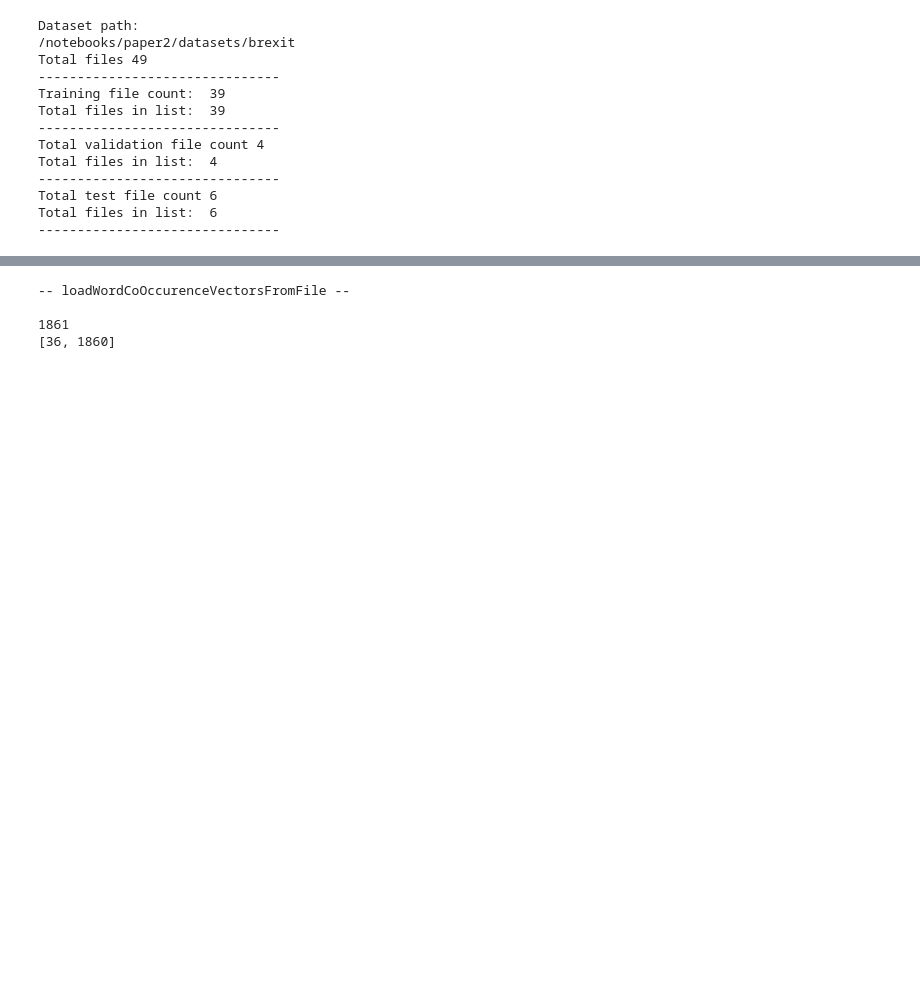
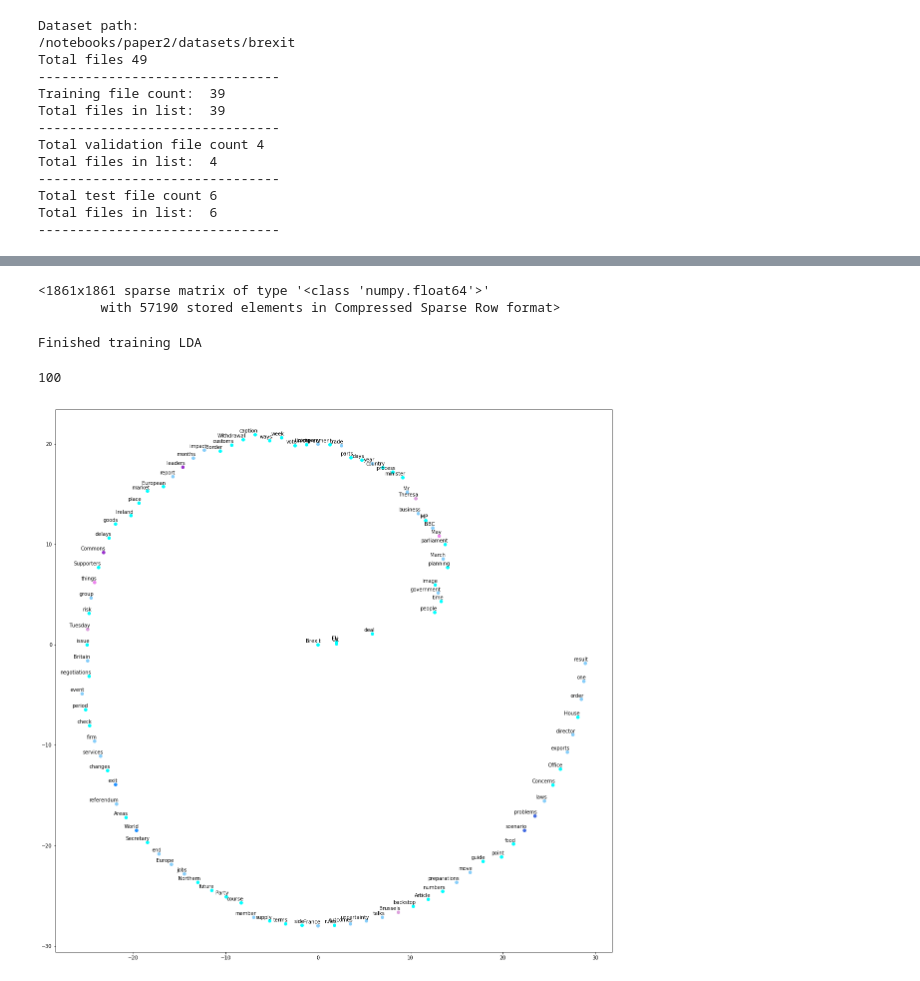
Before and after one commit to kahf-sami/Prototype-Analyzer, a Jupyter notebook: notebooks/paper2/GC.ipynb, the cells around one changed output, grey strips where cells are left out. Saved outputs shown, nothing was run; the diff lists cells and outputs as text; code cells hidden in the pictures; blank space fills up the shorter version.

```diff
--- a/notebooks/paper2/GC.ipynb
+++ b/notebooks/paper2/GC.ipynb
@@ -53,9 +71,23 @@ from packages.gc.lda import LDA
 
 ldaProcessor = LDA(dataProcessor)
 ldaProcessor.buildWordCoOccurenceVectors()
-ldaProcessor.train()
 # %% [output]
--- loadWordCoOccurenceVectorsFromFile --
-
-1861
-[36, 1860]
+<1861x1861 sparse matrix of type '<class 'numpy.float64'>'
+        with 57190 stored elements in Compressed Sparse Row format>
+# %%
+ldaProcessor.train()
+# %% [output]
+Finished training LDA
+# %%
+from packages.gc.peripheral import Peripheral
+peripheralProcessor = Peripheral(dataProcessor)
+
+wordInfo = peripheralProcessor.getPoints(100)
+print(len(wordInfo))
+
+from packages.gc.plotter import Plotter
+plotProcessor = Plotter(wordInfo)
+plotProcessor.displayPlot()
+# %% [output]
+100
+[figure, added]
```
Also changed, not shown: parts of 4 cells of this notebook, 20 other files.
